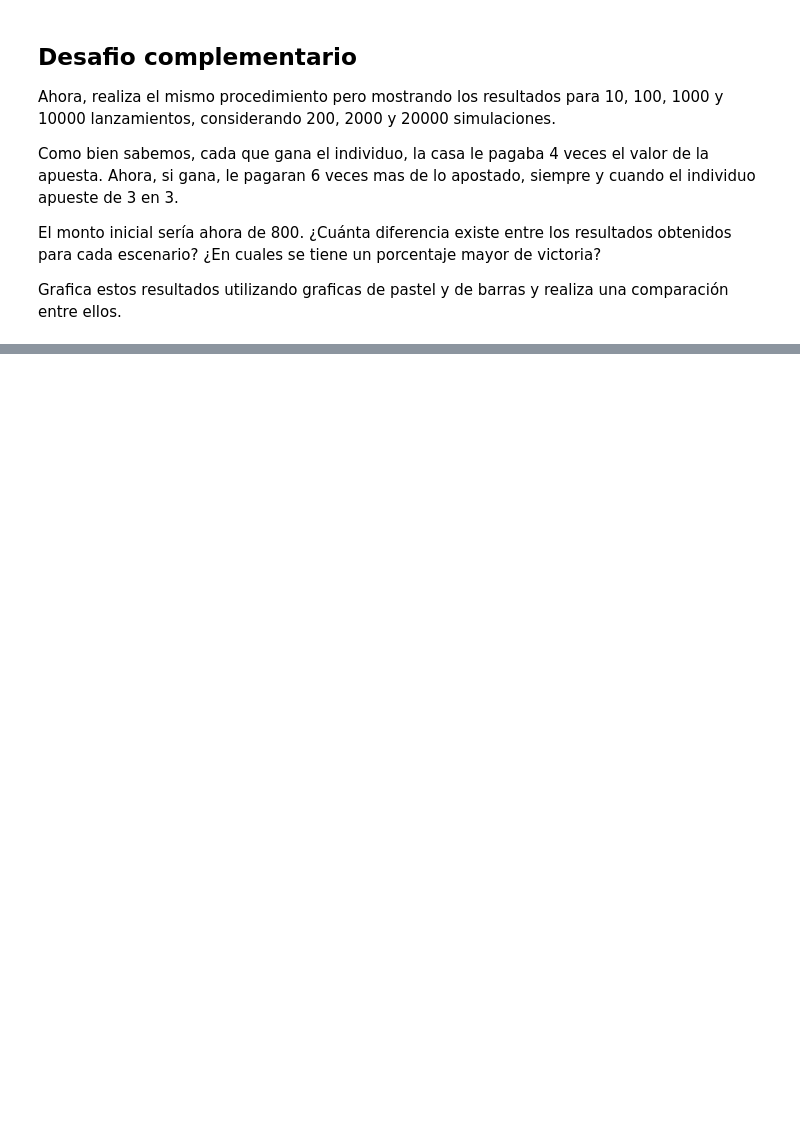
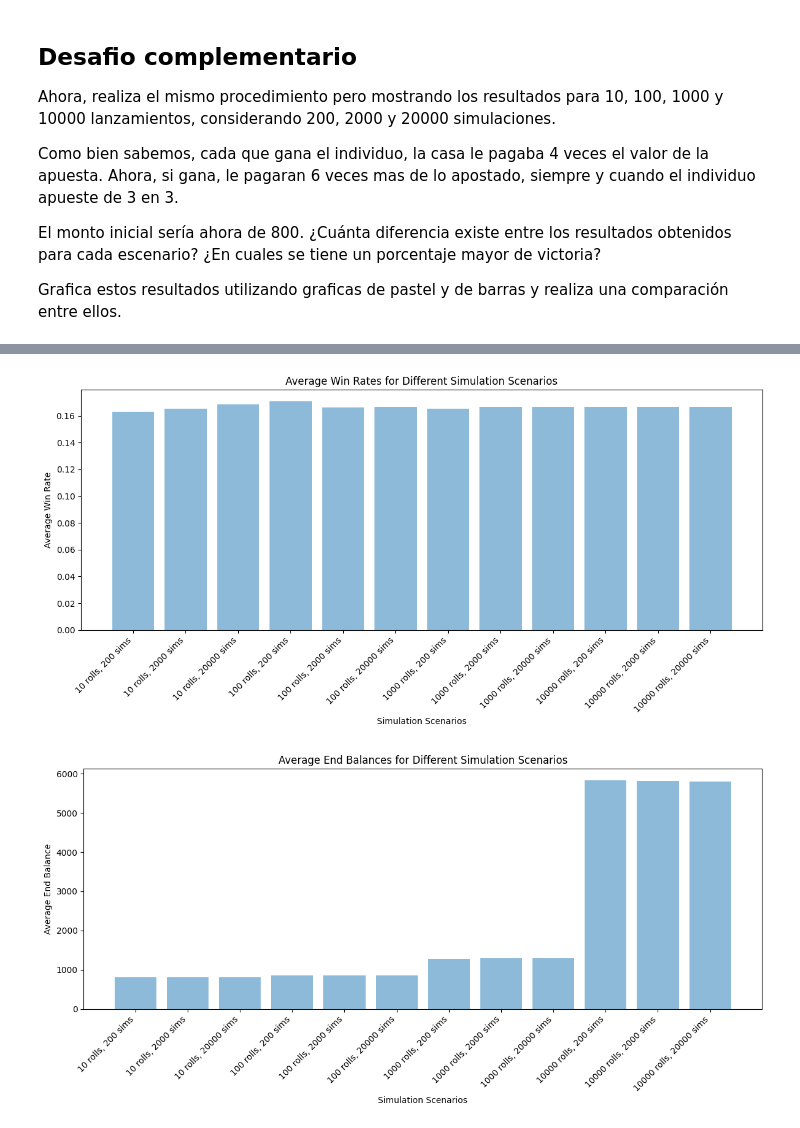
Before and after one commit to Rpin97/Curso-Python, a Jupyter notebook: Practica5_Estadistica_Rubén.ipynb, the cells around one changed output, grey strips where cells are left out. Drawn from its saved outputs; the diff is of its cells as text; code cells hidden in the pictures; blank space fills up the shorter version.

```diff
--- a/Practica5_Estadistica_Rubén.ipynb
+++ b/Practica5_Estadistica_Rubén.ipynb
@@ -217,19 +205,0 @@ def simulate_game(num_rolls, num_simulations):
-# %%
-
-
-# Simular diferentes escenarios
-num_rolls = [1000]
-num_simulations = [10]
-
-# Etiquetas para las porciones del pastel
-labels = ['10 Lanzamientos', '100 Lanzamientos', '1000 Lanzamientos', '10000 Lanzamientos']
-
-# Simular el juego y obtener resultados
-win_probabilities, end_balances = simulate_game(num_rolls, num_simulations)
-
-# Calcular diferencias entre resultados
-win_diffs = np.diff(win_probabilities, axis=0)
-balance_diffs = np.diff(end_balances, axis=0)
-
-# Graficar resultados
-fig, axs = plt.subplots(2, 2, figsize=(12, 10))
@@ -263,0 +304,30 @@ ValueError: x must be 1D
+# %%
+# Grafico las victorias
+plt.figure(figsize=(12, 6))
+plt.bar(range(len(simulation_results)), [result["average_win_rate"] for result in simulation_results], align='center', alpha=0.5)
+plt.xticks(range(len(simulation_results)), [f"{result['num_rolls_per_game']} rolls, {result['num_sims']} sims" for result in simulation_results], rotation=45, ha='right')
+plt.xlabel('Simulation Scenarios')
+plt.ylabel('Average Win Rate')
+plt.title('Average Win Rates for Different Simulation Scenarios')
+plt.tight_layout()
+plt.show()
+
+# Grafico balances finales
+plt.figure(figsize=(12, 6))
+plt.bar(range(len(simulation_results)), [result["average_end_balance"] for result in simulation_results], align='center', alpha=0.5)
+plt.xticks(range(len(simulation_results)), [f"{result['num_rolls_per_game']} rolls, {result['num_sims']} sims" for result in simulation_results], rotation=45, ha='right')
+plt.xlabel('Simulation Scenarios')
+plt.ylabel('Average End Balance')
+plt.title('Average End Balances for Different Simulation Scenarios')
+plt.tight_layout()
+plt.show()
+
+# Comparo victorias
+plt.figure(figsize=(8, 8))
+plt.pie(win_rates_data, labels=[f"{result['num_rolls_per_game']} rolls, {result['num_sims']} sims" for result in simulation_results], autopct='%1.1f%%', startangle=140)
+plt.axis('equal')
+plt.title('Distribution of Average Win Rates Across Simulation Scenarios')
+plt.show()
+# %% [output]
+[figure, added]
+[figure, added]
```
Also changed, not shown: parts of 15 cells of this notebook.
